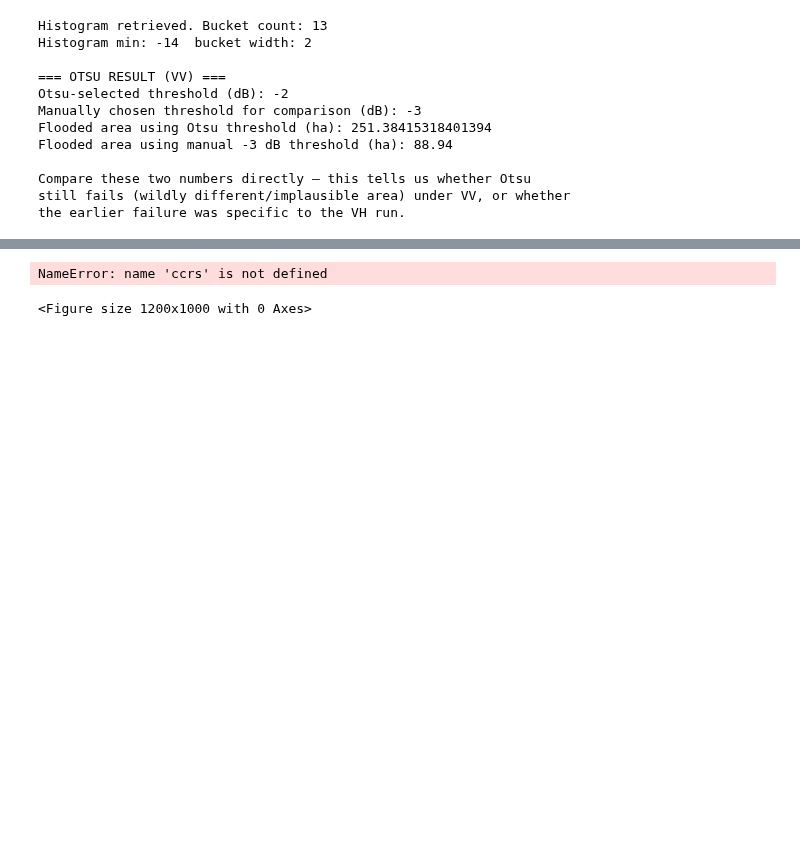
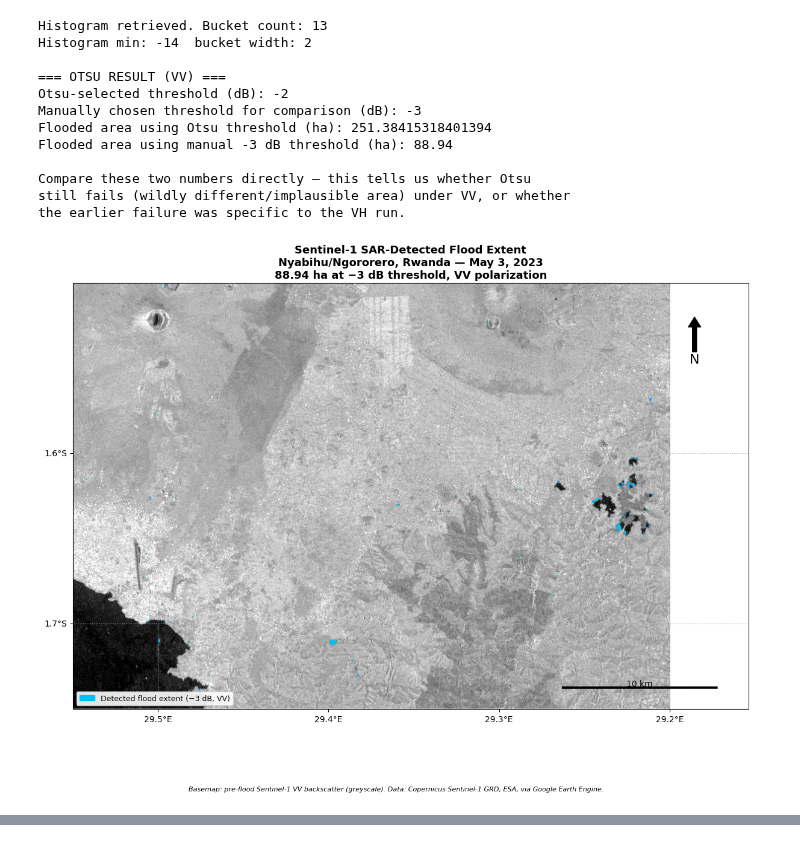
Before and after one commit to Bravinkindi9/jolmi-research, a Jupyter notebook: VV.ipynb, the cells around one changed output, grey strips where cells are left out. Drawn from its saved outputs; the diff is of its cells as text; code cells hidden in the pictures; blank space fills up the shorter version.

```diff
--- a/VV.ipynb
+++ b/VV.ipynb
@@ -266,23 +266,41 @@ Compare these two numbers directly — this tells us whether Otsu
 still fails (wildly different/implausible area) under VV, or whether
 the earlier failure was specific to the VH run.
 # %%
+# Force Cartopy installation and resolve geemap namespace bugs
+import sys
+try:
+    import cartopy.crs as ccrs
+    from cartopy.mpl.geoaxes import GeoAxes, GeoAxesSubplot
+    from cartopy.mpl.gridliner import LONGITUDE_FORMATTER, LATITUDE_FORMATTER
+except ImportError:
+    !pip install -q cartopy
+    import cartopy.crs as ccrs
+    from cartopy.mpl.geoaxes import GeoAxes, GeoAxesSubplot
+    from cartopy.mpl.gridliner import LONGITUDE_FORMATTER, LATITUDE_FORMATTER
+
+import builtins
+builtins.ccrs = ccrs
+builtins.GeoAxes = GeoAxes
+builtins.GeoAxesSubplot = GeoAxesSubplot
+builtins.LONGITUDE_FORMATTER = LONGITUDE_FORMATTER
+builtins.LATITUDE_FORMATTER = LATITUDE_FORMATTER
+
 # ============================================
 # FLOOD EXTENT MAP — VV corrected, reporting config (-3 dB)
 # Run in the same Colab session (reuses diff, aoi, before, after)
 # ============================================
-
 
 import ee
 import geemap
 from geemap import cartoee
 import matplotlib.pyplot as plt
 import matplotlib.patches as mpatches
-import cartopy.crs as ccrs
 
 # Reporting threshold, VV — matches your locked result (88.94 ha)
 flooded = diff.lt(-3).selfMask()
 
-region = aoi.bounds().getInfo()['coordinates']
+# Correcting the region format: cartoee expects [xmin, ymin, xmax, ymax]
+region = [29.20, -1.75, 29.55, -1.50]
 
 fig = plt.figure(figsize=(12, 10))
 
@@ -291,30 +309,31 @@ fig = plt.figure(figsize=(12, 10))
 ax = cartoee.get_map(before, region=region, vis_params={'min': -25, 'max': 0, 'palette': ['black', 'white']})
 
 # Flood extent overlay, bold and distinct
 cartoee.add_layer(ax, flooded, region=region, vis_params={'palette': ['#00BFFF']})
 
 cartoee.add_gridlines(ax, interval=[0.1, 0.1], linestyle=':')
 cartoee.add_north_arrow(ax, text='N', xy=(0.92, 0.92), text_color='black',
                          arrow_color='black', fontsize=16)
 cartoee.add_scale_bar_lite(ax, length=10, xy=(0.05, 0.05), fontsize=10,
                             color='black', unit='km')
 
 legend_patches = [
     mpatches.Patch(color='#00BFFF', label='Detected flood extent (−3 dB, VV)'),
 ]
 ax.legend(handles=legend_patches, loc='lower left', fontsize=9, framealpha=0.9)
 
 ax.set_title('Sentinel-1 SAR-Detected Flood Extent\nNyabihu/Ngororero, Rwanda — May 3, 2023\n'
              '88.94 ha at −3 dB threshold, VV polarization',
              fontsize=13, fontweight='bold')
 
 fig.text(0.5, 0.01,
          'Basemap: pre-flood Sentinel-1 VV backscatter (greyscale). '
          'Data: Copernicus Sentinel-1 GRD, ESA, via Google Earth Engine.',
          ha='center', fontsize=8, style='italic')
 
 plt.tight_layout()
 plt.savefig('flood_extent_map_vv.png', dpi=300, bbox_inches='tight')
 plt.show()
 print("Saved as flood_extent_map_vv.png — download from the Colab file panel.")
 # %% [output]
+[figure, added]
@@ -337,2 +340,0 @@ Requirement already satisfied: six>=1.5 in /usr/local/lib/python3.13/dist-packag
-NameError: name 'ccrs' is not defined
-<Figure size 1200x1000 with 0 Axes>
```
Also changed, not shown: parts of 3 cells of this notebook.
